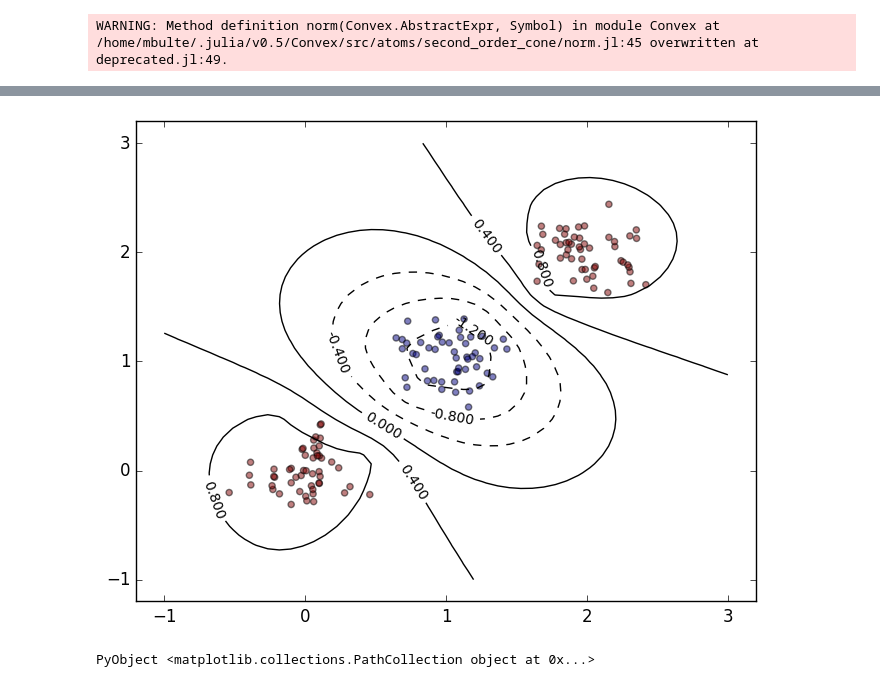
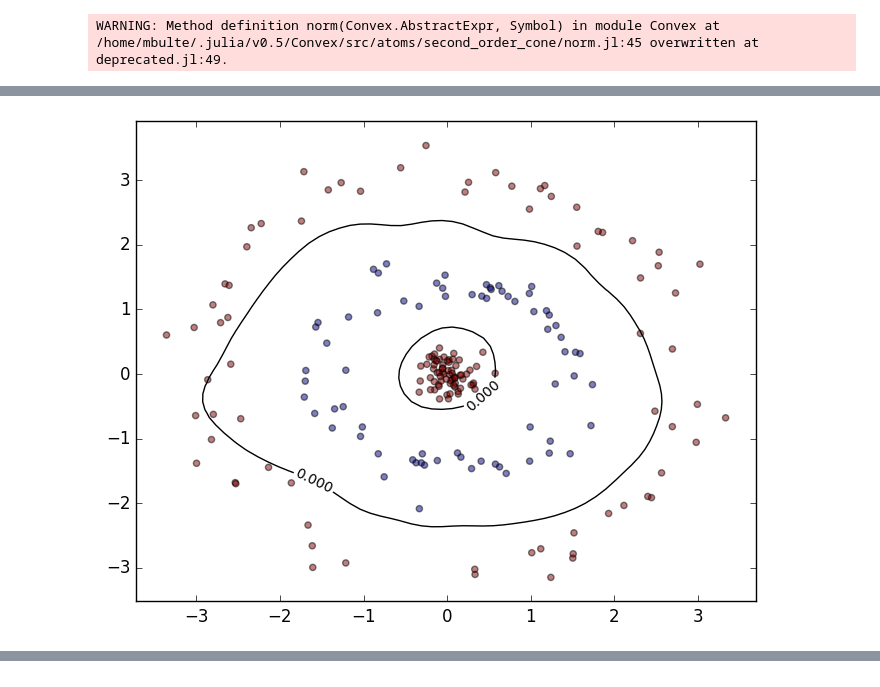
Before and after one commit to matthieubulte/proseminar-svm, a Jupyter notebook: svm.ipynb, the cells around one changed output, grey strips where cells are left out. Drawn from its saved outputs; the diff is of its cells as text; code cells hidden in the pictures.

```diff
--- a/svm.ipynb
+++ b/svm.ipynb
@@ -139,4 +180,8 @@ svm_show_contour (generic function with 1 method)
 # %%
+x, y = three_cocentric()
 rbf(x₁, x₂) = exp(-norm(x₁ - x₂))
-svm = train_svm(x, y, tol=10.0e-6, K=rbf);
+svm₁ = train_svm(x, y, tol=10.0e-6, K=rbf)
+svm_show_contour(svm₁, linspace(-3.0, 3.0, 50), linspace(-3.0, 3.0, 50))
+scatter(x[:, 1], x[:, 2], c=y, alpha=0.5);
 # %% [output]
+[figure, added]
@@ -144,6 +188,0 @@ WARNING: Method definition rbf(Any, Any) in module Main at In[11]:1 overwritten
-# %%
-svm_show_contour(svm, linspace(-1.0, 3.0, 50), linspace(-1.0, 3.0, 50))
-scatter(x[:, 1], x[:, 2], c=y, alpha=0.5)
-# %% [output]
-[figure, removed]
-PyObject <matplotlib.collections.PathCollection object at 0x...>
```
Also changed, not shown: parts of 7 cells of this notebook, 3 other files.
